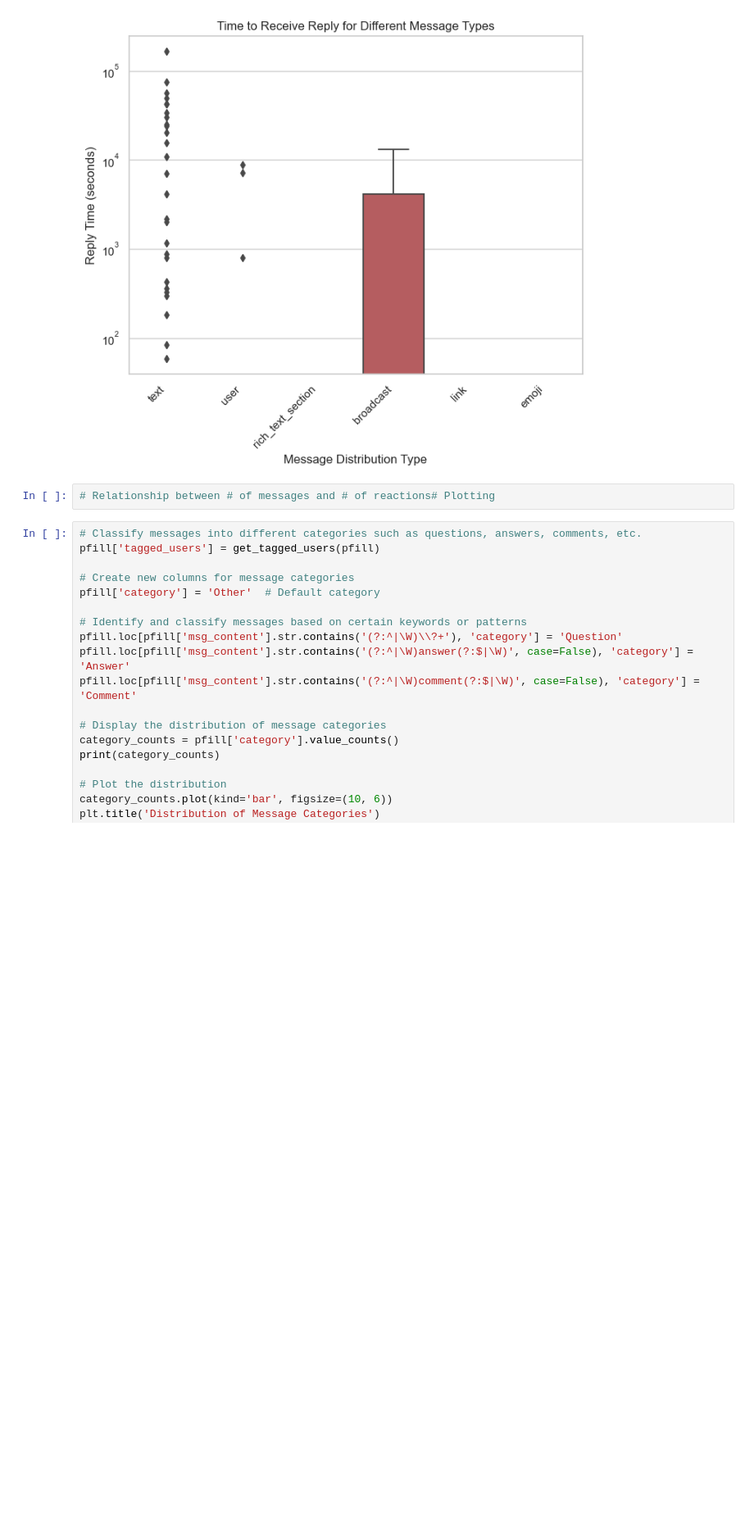
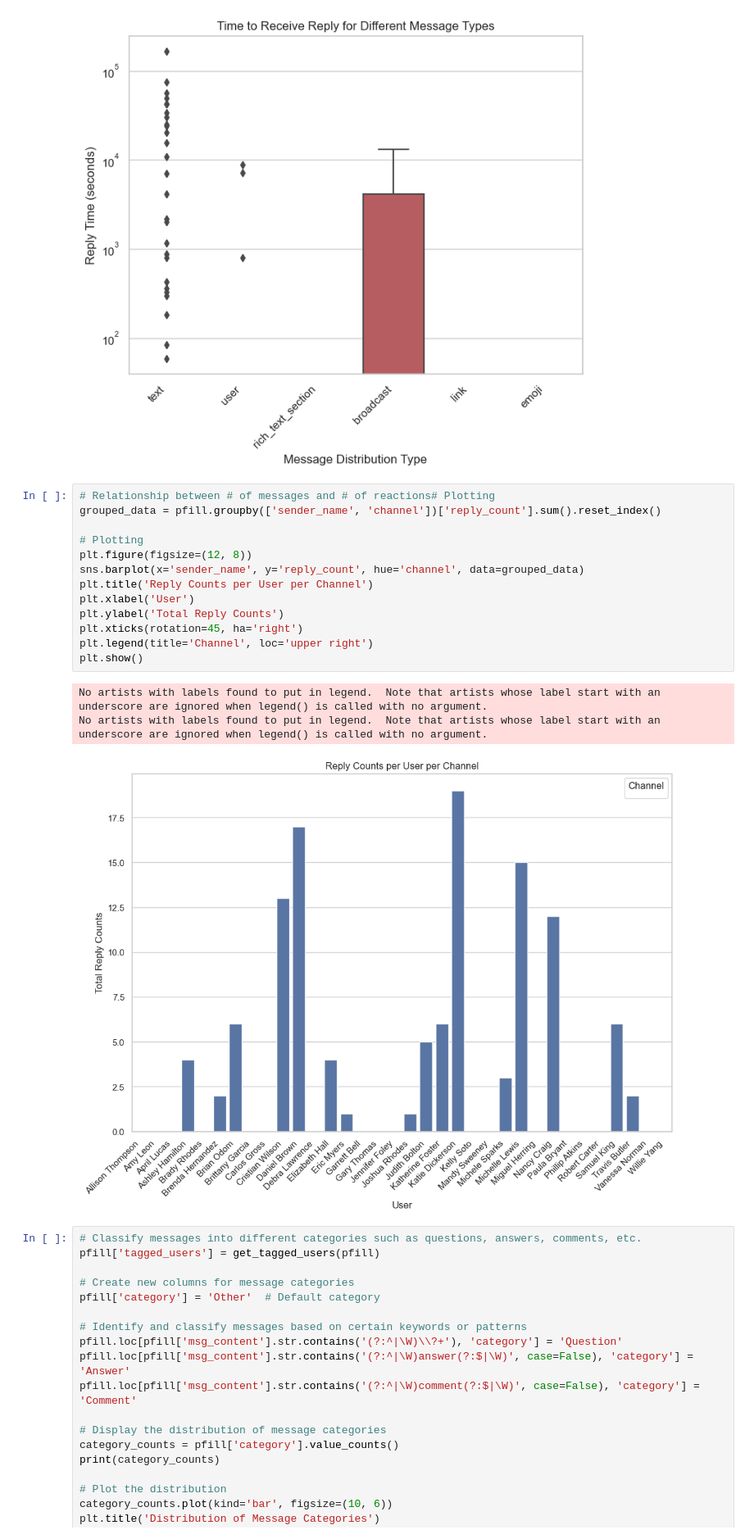
Before and after one commit to lamigaroma/week0_starter_network_analysis, a Jupyter notebook: notebooks/parse_slack_data.ipynb, the cells around one changed output. Shown at 82% size. Cells and saved outputs as stored; diff of their text form; blank space fills up the shorter version.

```diff
--- a/notebooks/parse_slack_data.ipynb
+++ b/notebooks/parse_slack_data.ipynb
@@ -432,8 +433,23 @@ plt.xticks(rotation=45, ha='right')
 plt.show()
 # %% [output]
 [figure]
-# %%
-# Relationship between # of messages and # of reactions# Plotting
+# %%
+# Relationship between # of messages and # of reactions# Plotting
+grouped_data = pfill.groupby(['sender_name', 'channel'])['reply_count'].sum().reset_index()
+
+# Plotting
+plt.figure(figsize=(12, 8))
+sns.barplot(x='sender_name', y='reply_count', hue='channel', data=grouped_data)
+plt.title('Reply Counts per User per Channel')
+plt.xlabel('User')
+plt.ylabel('Total Reply Counts')
+plt.xticks(rotation=45, ha='right')
+plt.legend(title='Channel', loc='upper right')
+plt.show()
+# %% [output]
+No artists with labels found to put in legend.  Note that artists whose label start with an underscore are ignored when legend() is called with no argument.
+No artists with labels found to put in legend.  Note that artists whose label start with an underscore are ignored when legend() is called with no argument.
+[figure, added]
 # %%
 # Classify messages into different categories such as questions, answers, comments, etc.
 pfill['tagged_users'] = get_tagged_users(pfill)
```
Also changed, not shown: parts of 2 cells of this notebook.
